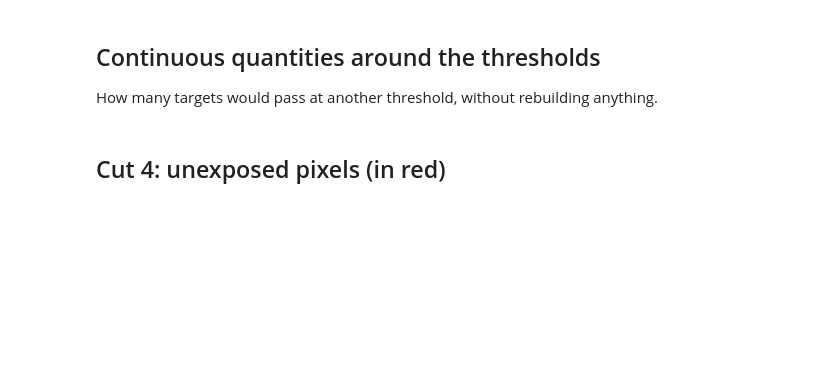
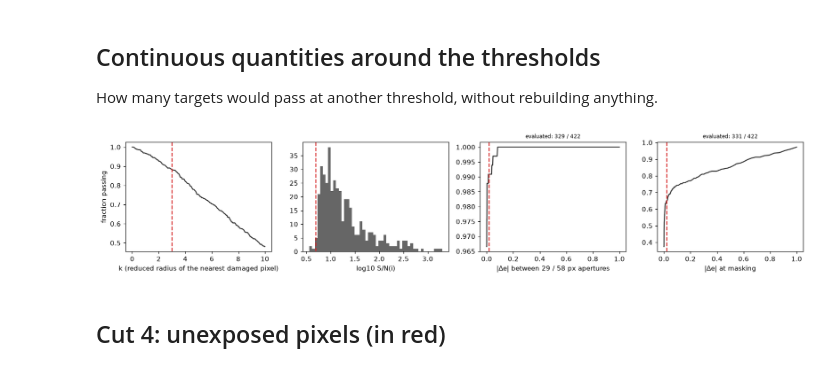
Before and after one commit to lialammert/DP2-cutouts, a Jupyter notebook: notebooks/02_cuts.ipynb, the cells around one changed output. Drawn from its saved outputs; the diff is of its cells as text; code cells hidden in the pictures; blank space fills up the shorter version.

```diff
--- a/notebooks/02_cuts.ipynb
+++ b/notebooks/02_cuts.ipynb
@@ -46,18 +72,20 @@ How many targets would pass at another threshold, without rebuilding anything.
 # %%
 R = table[table["in_region"]]
 fig, axes = plt.subplots(1, 4, figsize=(15, 3.2))
 v = R["cut5_value"].replace(np.inf, 99)
 k = np.linspace(0, 10, 200)
 axes[0].plot(k, [(v > x).mean() for x in k], c="0.2"); axes[0].axvline(cc["k_ellipse"], c="C3", ls="--")
 axes[0].set_xlabel("k (reduced radius of the nearest damaged pixel)"); axes[0].set_ylabel("fraction passing")
 axes[1].hist(np.log10(R["cut6_value"].clip(lower=0.1)), bins=50, color="0.4"); axes[1].axvline(np.log10(cc["snr_min"]), c="C3", ls="--")
 axes[1].set_xlabel("log10 S/N(i)")
 for ax, col, name in [(axes[2], "cut8_value", "|Δe| between 29 / 58 px apertures"), (axes[3], "delta_e_mask", "|Δe| at masking")]:
     x = R[col].dropna()
     t = np.logspace(-4, 0, 200)
-    ax.semilogx(t, [(x <= s).mean() for s in t], c="0.2"); ax.axvline(cc["delta_e_max"], c="C3", ls="--")
+    ax.plot(t, [(x <= s).mean() for s in t], c="0.2"); ax.axvline(cc["delta_e_max"], c="C3", ls="--")
     ax.set_xlabel(name); ax.set_title(f"evaluated: {len(x)} / {len(R)}", fontsize=8)
 plt.tight_layout()
+# %% [output]
+[figure, added]
 # %% [markdown]
 ## Cut 4: unexposed pixels (in red)
 # %%
```
Also changed, not shown: parts of 7 cells of this notebook, 23 other files.
